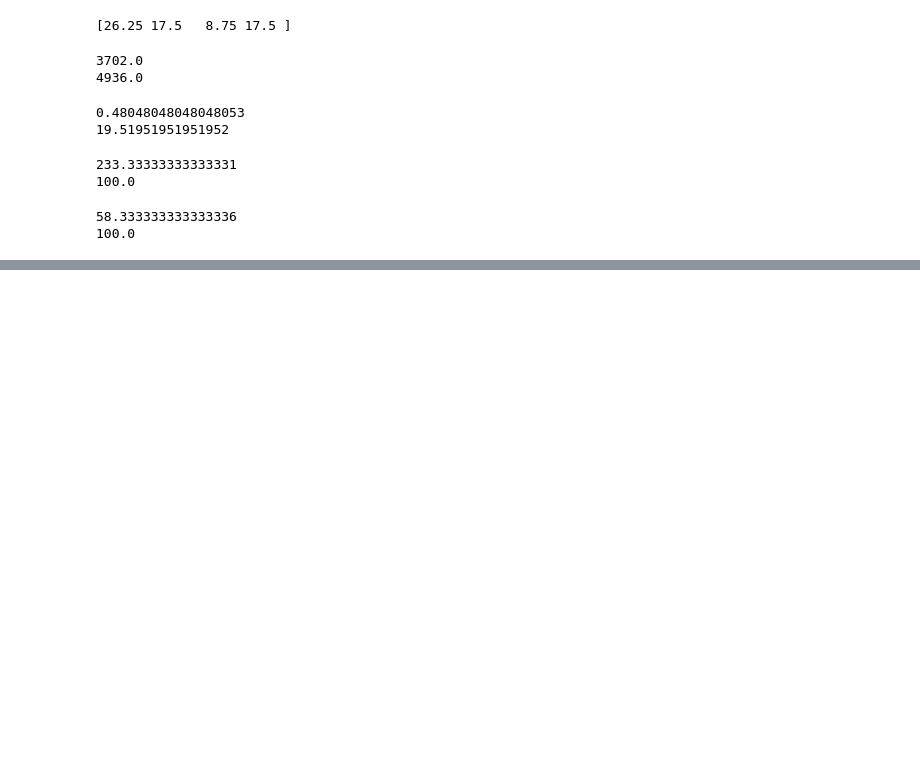
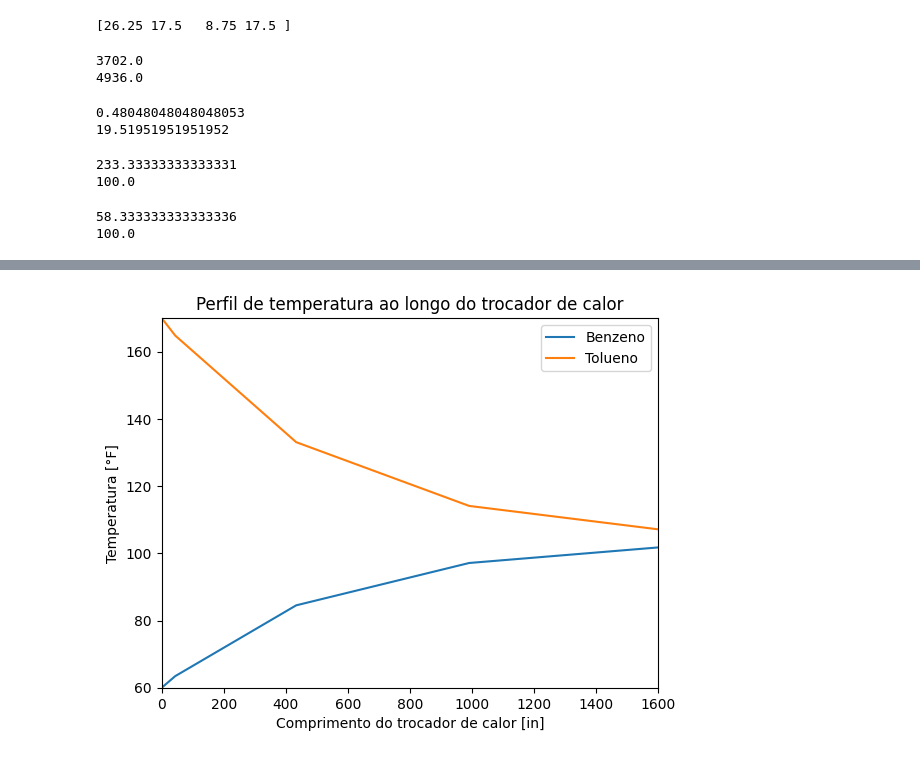
Before and after one commit to gilberto-ribeiro/python-projects, a Jupyter notebook: lista_eq502.ipynb, the cells around one changed output, grey strips where cells are left out. Saved outputs shown, nothing was run; the diff lists cells and outputs as text; code cells hidden in the pictures; blank space fills up the shorter version.

```diff
--- a/lista_eq502.ipynb
+++ b/lista_eq502.ipynb
@@ -727,0 +757,20 @@ print(FP)
+# %%
+from scipy.integrate import solve_ivp
+
+IC = [60, 170]
+int = [0, 1600]
+x, T = rk4(edo_trocador_de_calor, IC, int)
+
+sol = solve_ivp(fun=edo_trocador_de_calor, t_span=int, y0=IC, method='RK45')
+x = sol.t
+Tb, Tt = sol.y
+
+fig, ax = plt.subplots()
+ax.plot(x, Tb, label='Benzeno')
+ax.plot(x, Tt, label='Tolueno')
+ax.set_title('Perfil de temperatura ao longo do trocador de calor')
+ax.set(xlim=int, ylim=IC, xlabel='Comprimento do trocador de calor [in]', ylabel='Temperatura [°F]')
+ax.legend()
+plt.show()
+# %% [output]
+[figure, added]
```
Also changed, not shown: parts of 3 cells of this notebook.
